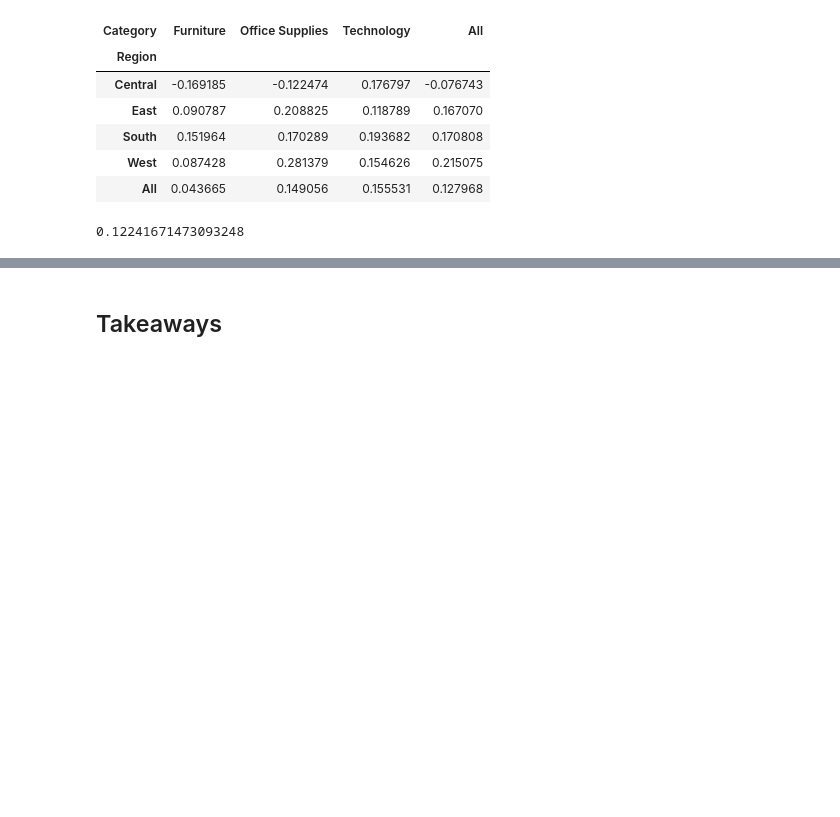
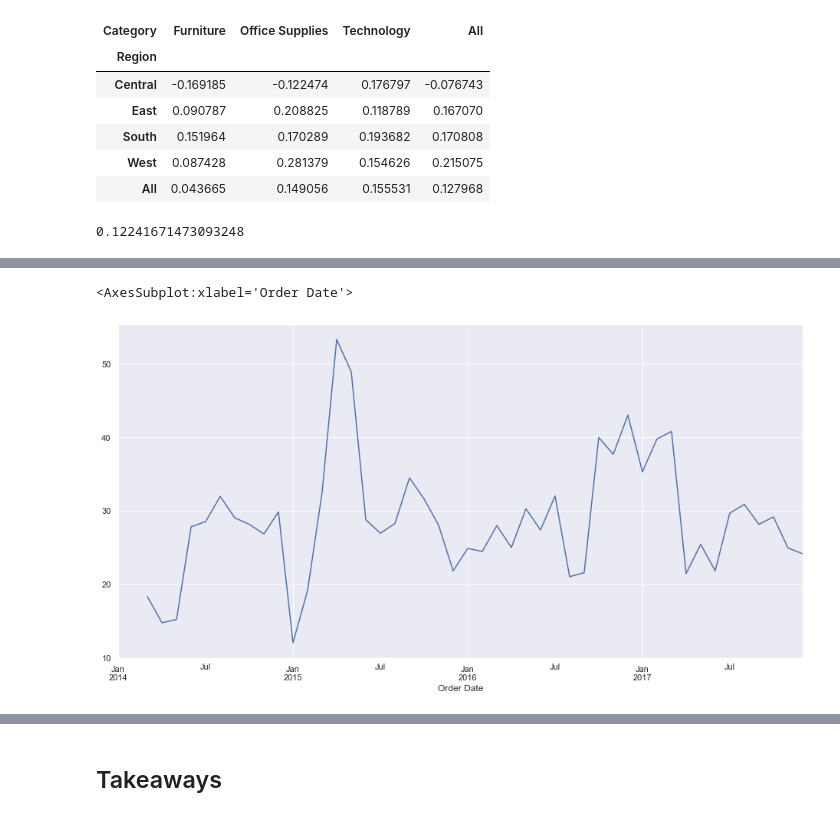
Before and after one commit to WickedoneC/Misc, a Jupyter notebook: DC_DAP/DataCamp_DataAnalyst.ipynb, the cells around one changed output, grey strips where cells are left out. Cells and saved outputs as stored; diff of their text form; code cells hidden in the pictures; blank space fills up the shorter version.

```diff
--- a/DC_DAP/Untitled.ipynb
+++ b/DC_DAP/DataCamp_DataAnalyst.ipynb
@@ -764,0 +822,5 @@ df['Profit'].sum() / df['Sales'].sum()
+# %%
+df4['Profit'].rolling(window = 3).mean().plot(figsize = (16,8))
+# %% [output]
+<AxesSubplot:xlabel='Order Date'>
+[figure, added]
```
Also changed, not shown: parts of 25 cells of this notebook, 1 other file.
